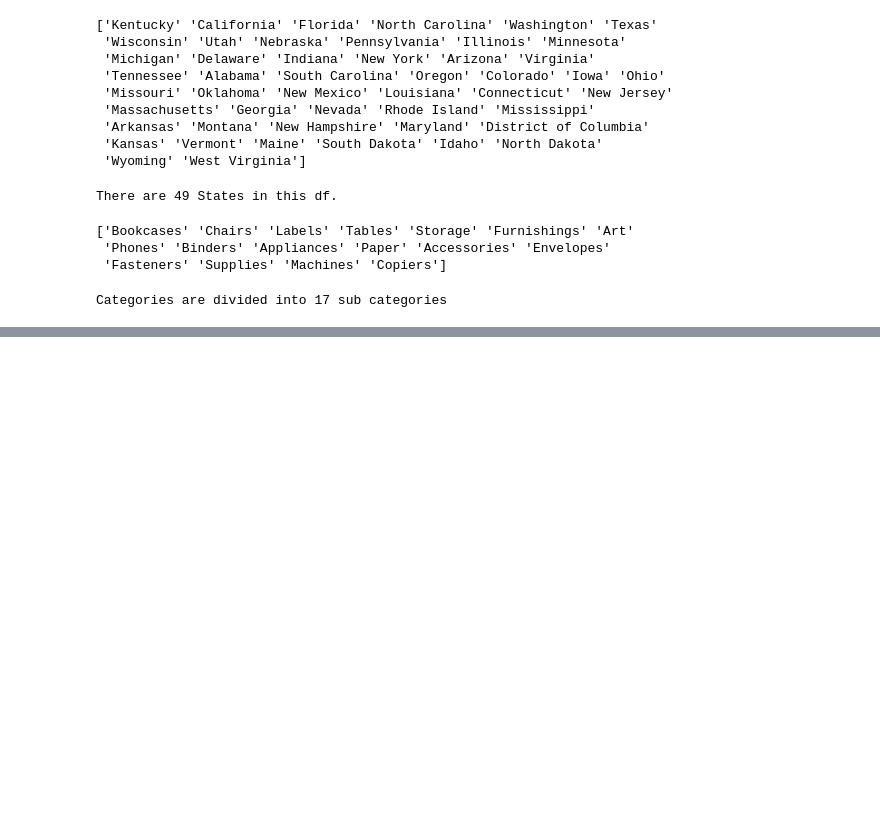
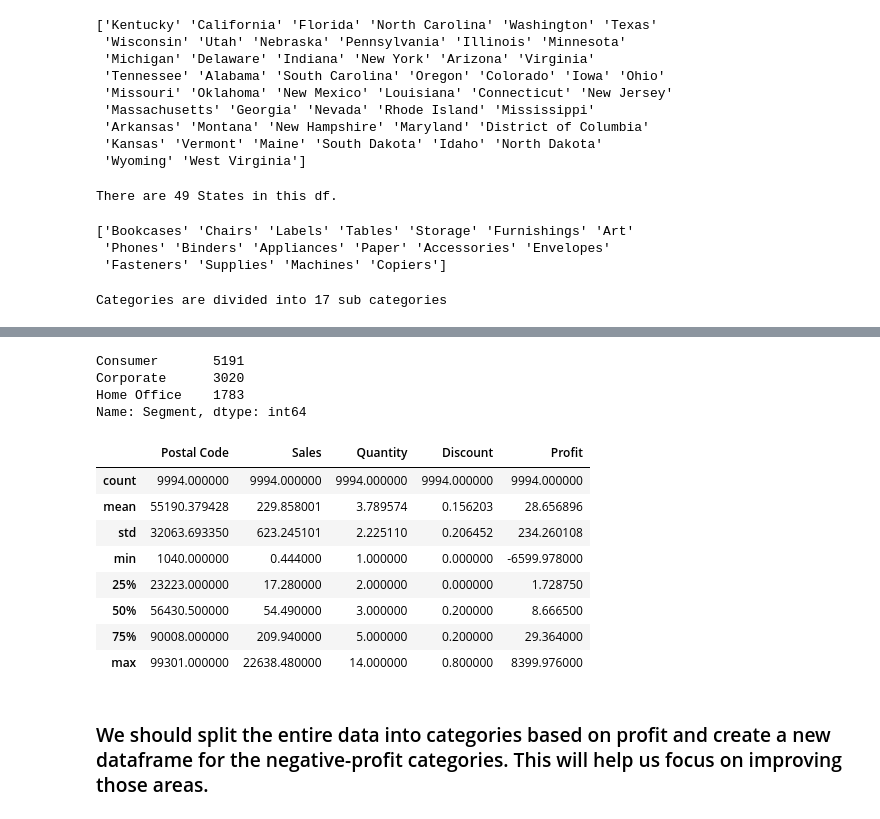
Before and after one commit to vivekkum-ar/SuperCenter-Data-EDA, a Jupyter notebook: EDA-on-superstore-dataset.ipynb, the cells around one changed output, grey strips where cells are left out. Saved outputs shown, nothing was run; the diff lists cells and outputs as text; code cells hidden in the pictures; blank space fills up the shorter version.

Commit message:
Checking value counts

```diff
--- a/EDA-on-superstore-dataset.ipynb
+++ b/EDA-on-superstore-dataset.ipynb
@@ -145,0 +217,21 @@ Categories are divided into 17 sub categories
+# %%
+superstore_df['Segment'].value_counts()
+# %% [output]
+Consumer       5191
+Corporate      3020
+Home Office    1783
+Name: Segment, dtype: int64
+# %%
+superstore_df.describe()
+# %% [output]
+|  | Postal Code | Sales | Quantity | Discount | Profit |
+| count | 9994.000000 | 9994.000000 | 9994.000000 | 9994.000000 | 9994.000000 |
+| mean | 55190.379428 | 229.858001 | 3.789574 | 0.156203 | 28.656896 |
+| std | 32063.693350 | 623.245101 | 2.225110 | 0.206452 | 234.260108 |
+| min | 1040.000000 | 0.444000 | 1.000000 | 0.000000 | -6599.978000 |
+| 25% | 23223.000000 | 17.280000 | 2.000000 | 0.000000 | 1.728750 |
+| 50% | 56430.500000 | 54.490000 | 3.000000 | 0.200000 | 8.666500 |
+| 75% | 90008.000000 | 209.940000 | 5.000000 | 0.200000 | 29.364000 |
+| max | 99301.000000 | 22638.480000 | 14.000000 | 0.800000 | 8399.976000 |
+# %% [markdown]
+### We should split the entire data into categories based on profit and create a new dataframe for the negative-profit categories. This will help us focus on improving those areas.
```
Also changed, not shown: parts of 5 cells of this notebook.
